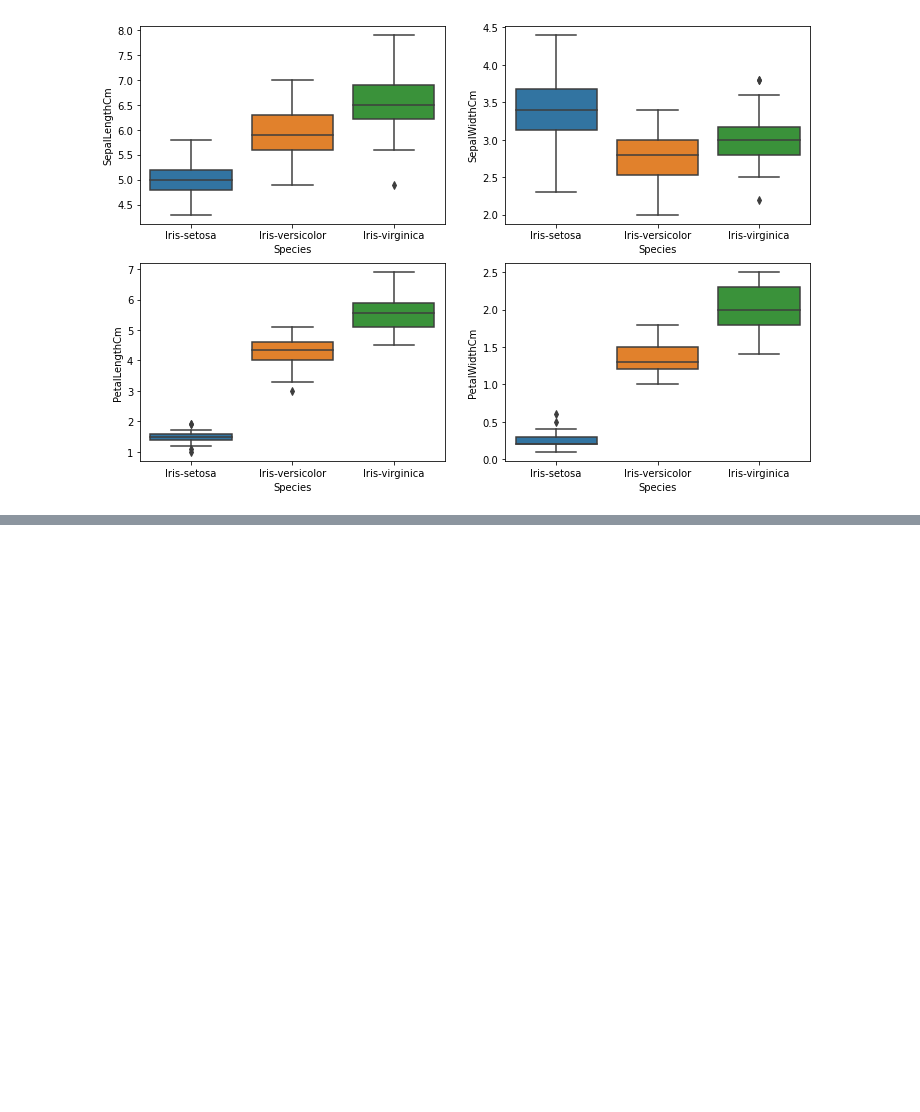
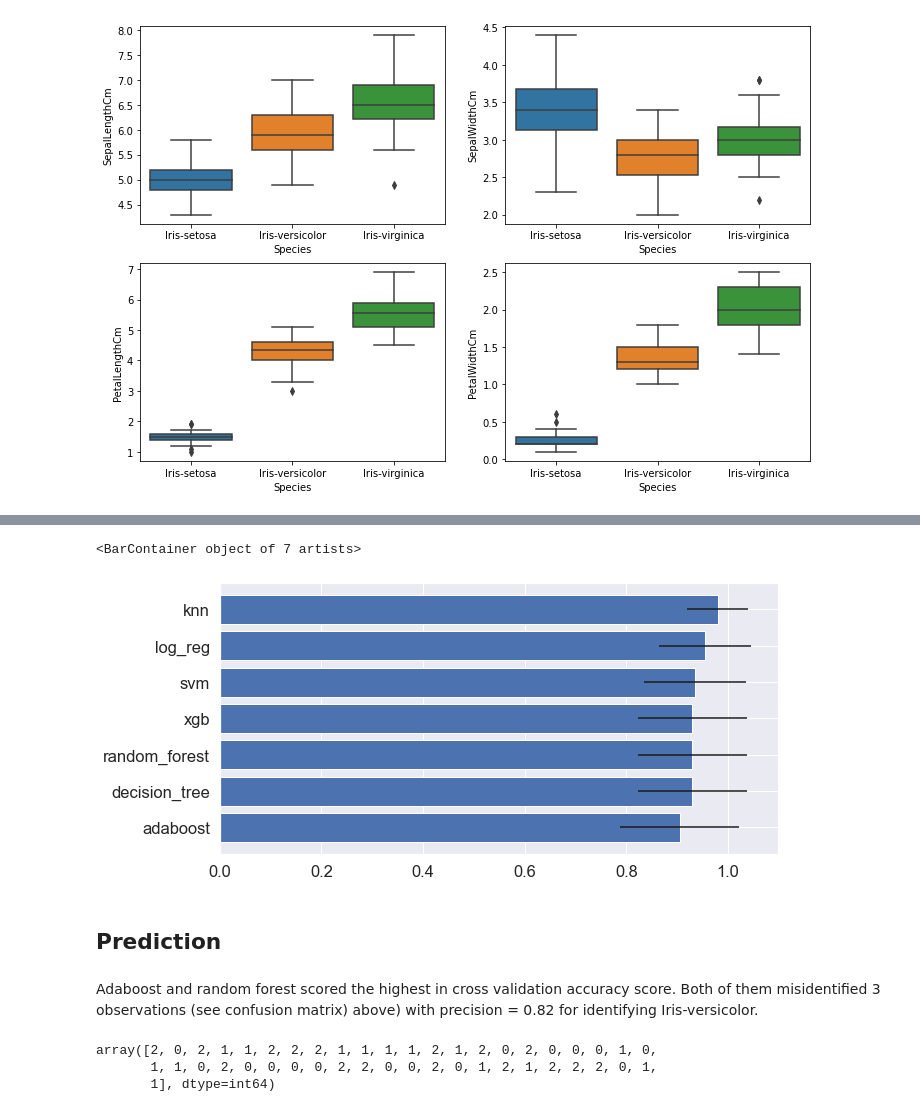
Before and after one commit to aster-fung/collection_analysis_prediction, a Jupyter notebook: iris/iris.ipynb, the cells around one changed output, grey strips where cells are left out. Drawn from its saved outputs; the diff is of its cells as text; code cells hidden in the pictures; blank space fills up the shorter version.

```diff
--- a/needs_clean_up_iris/iris.ipynb
+++ b/iris/iris.ipynb
@@ -112,0 +435,20 @@ sns.boxplot(x = 'Species', y = features[3], data = iris_eda_1)
+# %%
+# alternative representation with error bar
+fig, ax = plt.subplots(figsize = (10,5))
+sns.set(font_scale=1)
+df.sort_values(by='mean_accuracy', ascending=True, inplace=True)
+ax.barh( df['model'],df['mean_accuracy'], xerr=df['std'])
+# %% [output]
+<BarContainer object of 7 artists>
+[figure, added]
+# %% [markdown]
+## Prediction
+# %% [markdown]
+Adaboost and random forest scored the highest in cross validation accuracy score. Both of them misidentified 3 observations (see confusion matrix) above) with precision = 0.82 for identifying Iris-versicolor.
+# %%
+y_predicted = model_rf.predict(X_test)
+y_predicted
+# %% [output]
+array([2, 0, 2, 1, 1, 2, 2, 2, 1, 1, 1, 1, 2, 1, 2, 0, 2, 0, 0, 0, 1, 0,
+       1, 1, 0, 2, 0, 0, 0, 0, 2, 2, 0, 0, 2, 0, 1, 2, 1, 2, 2, 2, 0, 1,
+       1], dtype=int64)
```
Also changed, not shown: parts of 41 cells of this notebook, 3 other files.
